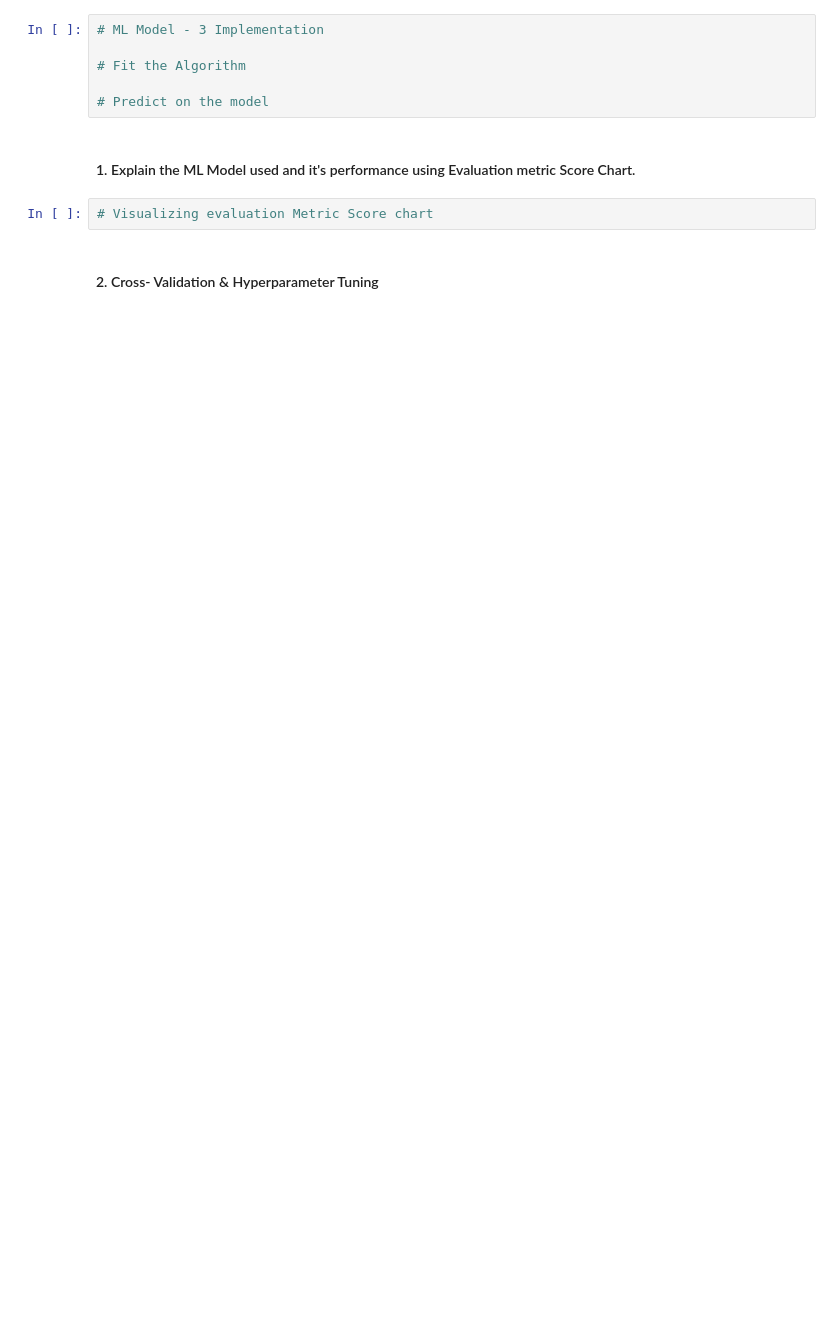
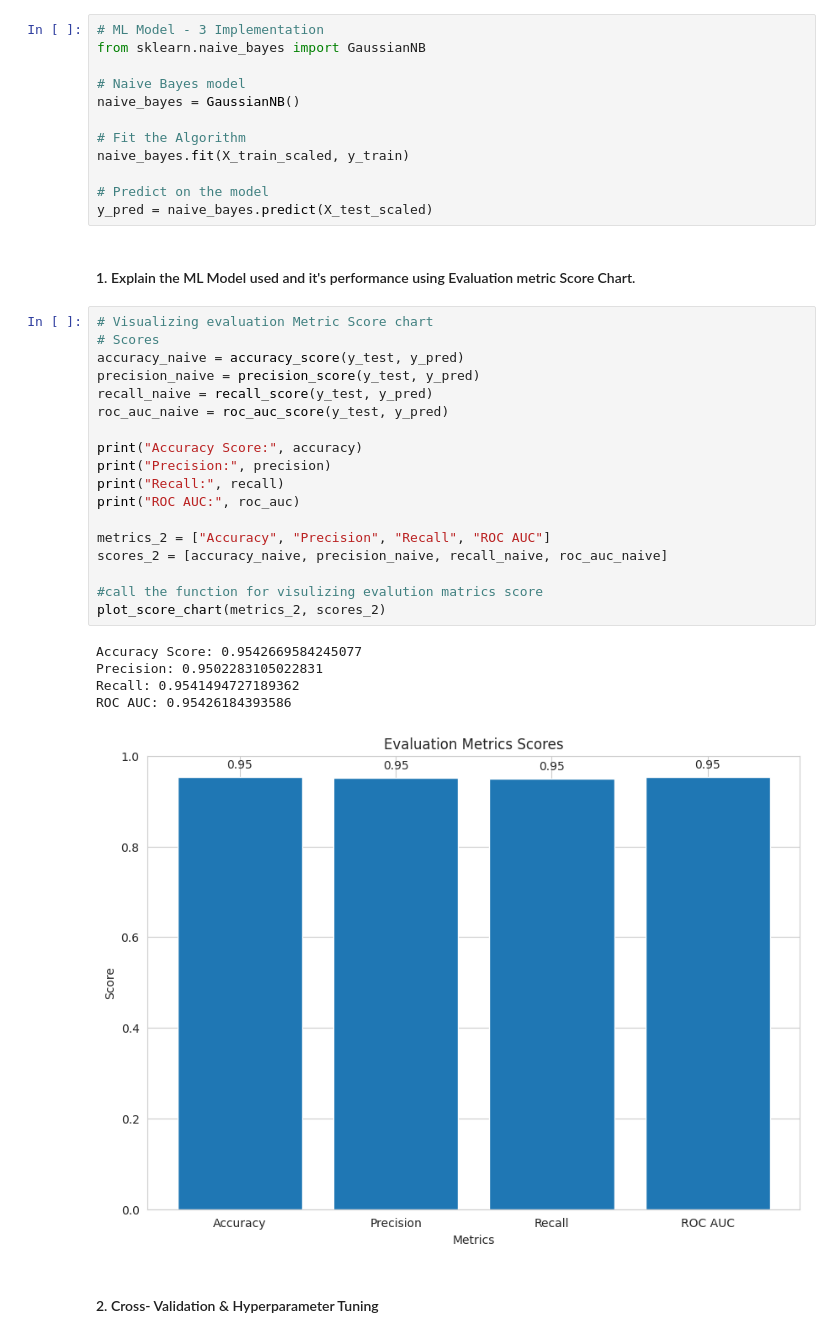
Before and after one commit to Preet3621/Classification_Airline_preet, a Jupyter notebook: Air_Referal_Preet.ipynb, the cells around one changed output. Saved outputs shown, nothing was run; the diff lists cells and outputs as text; blank space fills up the shorter version.

```diff
--- a/Air_Referal_Preet.ipynb
+++ b/Air_Referal_Preet.ipynb
@@ -1198,13 +1383,41 @@ Answer Here.
 # %%
 # ML Model - 3 Implementation
+from sklearn.naive_bayes import GaussianNB
+
+# Naive Bayes model
+naive_bayes = GaussianNB()
 
 # Fit the Algorithm
+naive_bayes.fit(X_train_scaled, y_train)
 
 # Predict on the model
+y_pred = naive_bayes.predict(X_test_scaled)
 # %% [markdown]
 #### 1. Explain the ML Model used and it's performance using Evaluation metric Score Chart.
-# %%
-# Visualizing evaluation Metric Score chart
+# %%
+# Visualizing evaluation Metric Score chart
+# Scores
+accuracy_naive = accuracy_score(y_test, y_pred)
+precision_naive = precision_score(y_test, y_pred)
+recall_naive = recall_score(y_test, y_pred)
+roc_auc_naive = roc_auc_score(y_test, y_pred)
+
+print("Accuracy Score:", accuracy)
+print("Precision:", precision)
+print("Recall:", recall)
+print("ROC AUC:", roc_auc)
+
+metrics_2 = ["Accuracy", "Precision", "Recall", "ROC AUC"]
+scores_2 = [accuracy_naive, precision_naive, recall_naive, roc_auc_naive]
+
+#call the function for visulizing evalution matrics score
+plot_score_chart(metrics_2, scores_2)
+# %% [output]
+Accuracy Score: 0.9542669584245077
+Precision: 0.9502283105022831
+Recall: 0.9541494727189362
+ROC AUC: 0.95426184393586
+[figure, added]
 # %% [markdown]
 #### 2. Cross- Validation & Hyperparameter Tuning
 # %%
```
Also changed, not shown: parts of 27 cells of this notebook.
